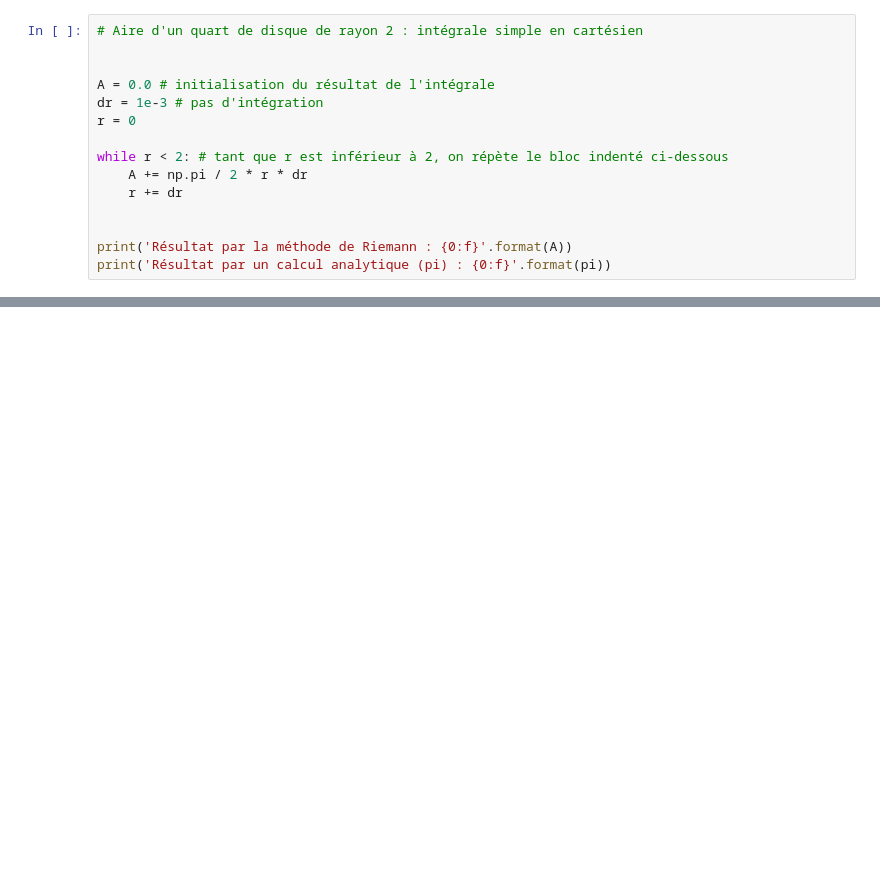
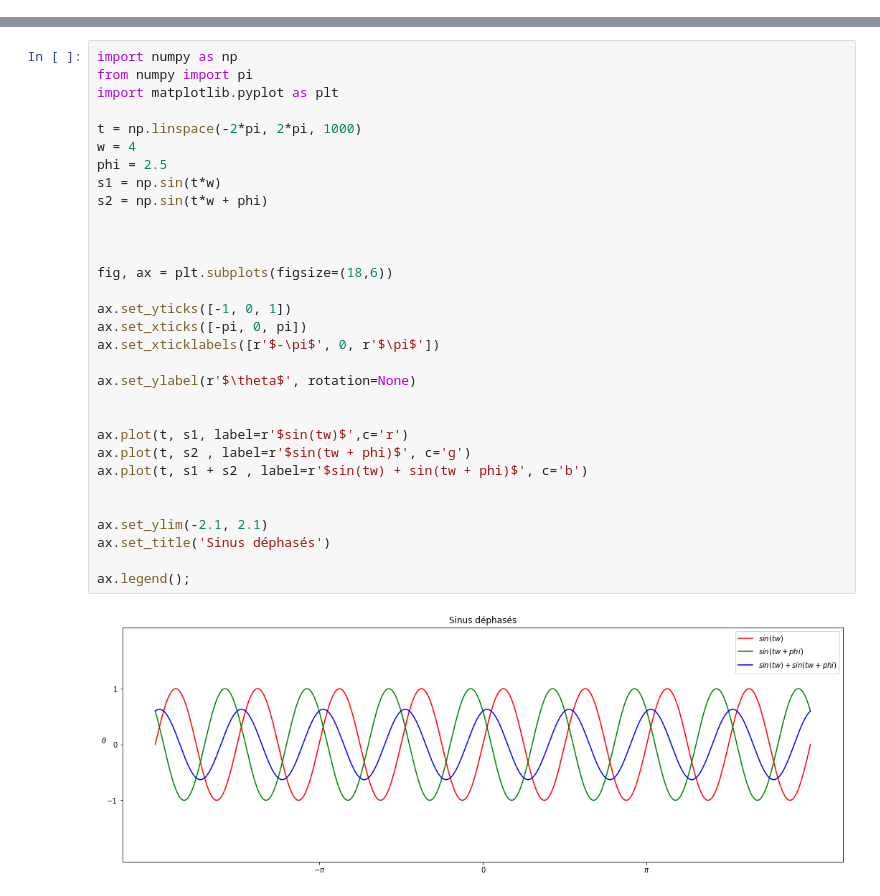
Before and after one commit to philippe-lemaire/insa-notebooks, a Jupyter notebook: formations/jupyter/Jupyter_exercice.ipynb, the cells around one changed output, grey strips where cells are left out. Saved outputs shown, nothing was run; the diff lists cells and outputs as text; blank space fills up the shorter version.

```diff
--- a/formations/jupyter/Jupyter_exercice.ipynb
+++ b/formations/jupyter/Jupyter_exercice.ipynb
@@ -304,15 +0,0 @@ A = \displaystyle\frac{\pi}{2}\displaystyle\int_{0}^{2}{r\mathrm{d}r}
-# %%
-# Aire d'un quart de disque de rayon 2 : intégrale simple en cartésien
-
-
-A = 0.0 # initialisation du résultat de l'intégrale
-dr = 1e-3 # pas d'intégration
-r = 0
-
-while r < 2: # tant que r est inférieur à 2, on répète le bloc indenté ci-dessous
-    A += np.pi / 2 * r * dr
-    r += dr
-
-
-print('Résultat par la méthode de Riemann : {0:f}'.format(A))
-print('Résultat par un calcul analytique (pi) : {0:f}'.format(pi))
@@ -385,0 +71,33 @@ Calculer $I$.
+# %%
+import numpy as np
+from numpy import pi
+import matplotlib.pyplot as plt
+
+t = np.linspace(-2*pi, 2*pi, 1000)
+w = 4
+phi = 2.5
+s1 = np.sin(t*w)
+s2 = np.sin(t*w + phi)
+
+
+
+fig, ax = plt.subplots(figsize=(18,6))
+
+ax.set_yticks([-1, 0, 1])
+ax.set_xticks([-pi, 0, pi])
+ax.set_xticklabels([r'$-\pi$', 0, r'$\pi$'])
+
+ax.set_ylabel(r'$\theta$', rotation=None)
+
+
+ax.plot(t, s1, label=r'$sin(tw)$',c='r')
+ax.plot(t, s2 , label=r'$sin(tw + phi)$', c='g')
+ax.plot(t, s1 + s2 , label=r'$sin(tw) + sin(tw + phi)$', c='b')
+
+
+ax.set_ylim(-2.1, 2.1)
+ax.set_title('Sinus déphasés')
+
+ax.legend();
+# %% [output]
+[figure, added]
```
Also changed, not shown: parts of 77 cells of this notebook, 3 other files.
